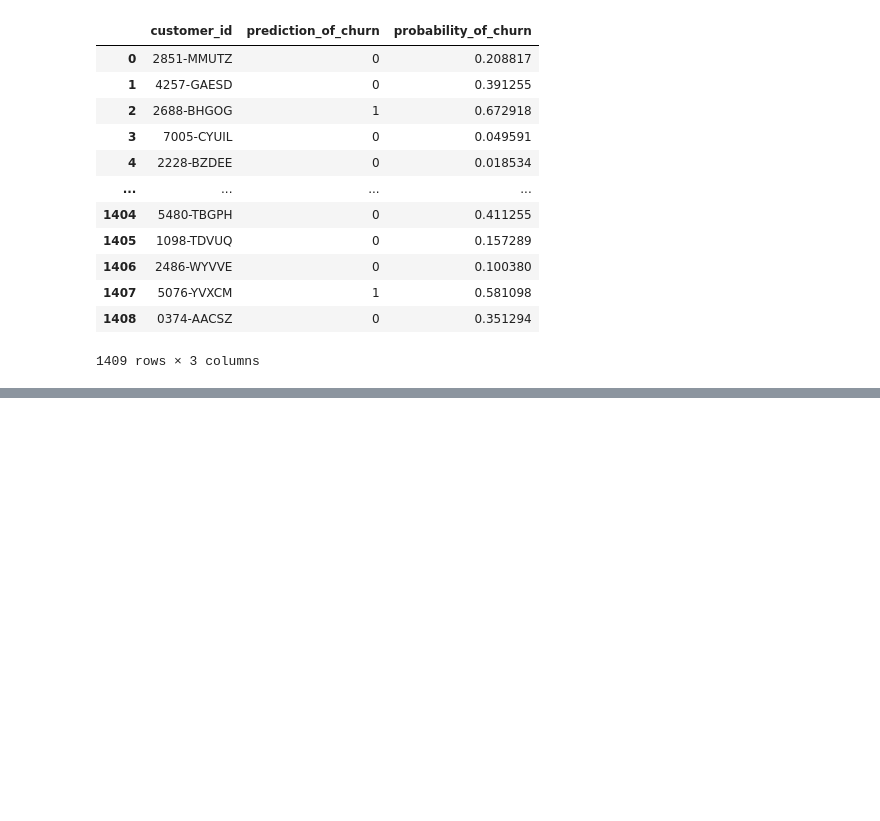
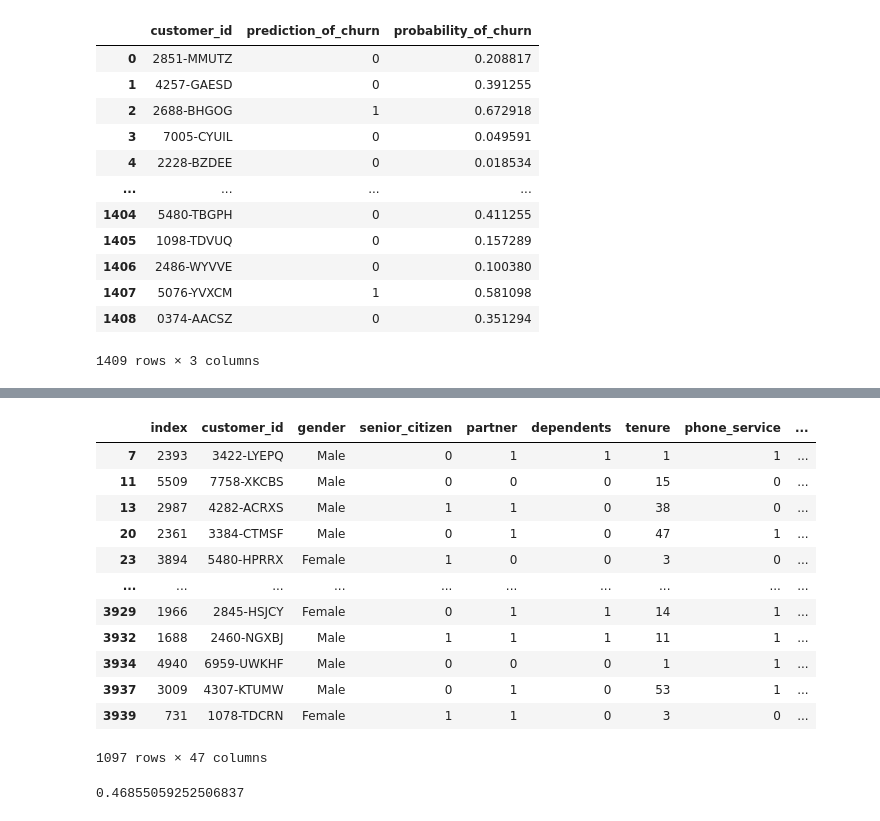
Before and after one commit to Adam-Harris87/classification-project, a Jupyter notebook: modeling_scratch_work.ipynb, the cells around one changed output, grey strips where cells are left out. Cells and saved outputs as stored; diff of their text form; code cells hidden in the pictures; blank space fills up the shorter version.

```diff
--- a/modeling_scratch_work.ipynb
+++ b/modeling_scratch_work.ipynb
@@ -1030,0 +1031,6 @@ predictions.to_csv('predictions.csv')
+# %%
+rf_preds = pd.Series(rf.predict(train_X))
+# %%
+train = train.reset_index()
+# %%
+prediction_customers = train[rf_preds == 1]
@@ -1030,0 +1053,16 @@ predictions.to_csv('predictions.csv')
+# %%
+prediction_customers
+# %% [output]
+|  | index | customer_id | gender | senior_citizen | partner | dependents | tenure | phone_service | ... |
+| 7 | 2393 | 3422-LYEPQ | Male | 0 | 1 | 1 | 1 | 1 | ... |
+| 11 | 5509 | 7758-XKCBS | Male | 0 | 0 | 0 | 15 | 0 | ... |
+| 13 | 2987 | 4282-ACRXS | Male | 1 | 1 | 0 | 38 | 0 | ... |
+| 20 | 2361 | 3384-CTMSF | Male | 0 | 1 | 0 | 47 | 1 | ... |
+| 23 | 3894 | 5480-HPRRX | Female | 1 | 0 | 0 | 3 | 0 | ... |
+| ... | ... | ... | ... | ... | ... | ... | ... | ... | ... |
+| 3929 | 1966 | 2845-HSJCY | Female | 0 | 1 | 1 | 14 | 1 | ... |
+| 3932 | 1688 | 2460-NGXBJ | Male | 1 | 1 | 1 | 11 | 1 | ... |
+| 3934 | 4940 | 6959-UWKHF | Male | 0 | 0 | 0 | 1 | 1 | ... |
+| 3937 | 3009 | 4307-KTUMW | Male | 0 | 1 | 0 | 53 | 1 | ... |
+| 3939 | 731 | 1078-TDCRN | Female | 1 | 1 | 0 | 3 | 0 | ... |
+1097 rows × 47 columns
@@ -1030,0 +1073,4 @@ predictions.to_csv('predictions.csv')
+# %%
+len(prediction_customers[no_service]) / len(prediction_customers)
+# %% [output]
+0.46855059252506837
```
Also changed, not shown: parts of 13 cells of this notebook, 7 other files.
